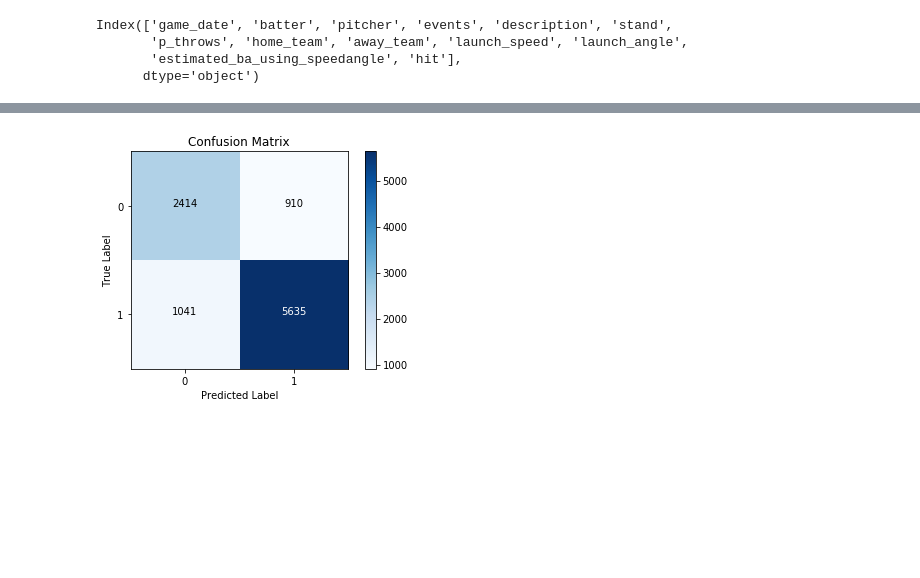
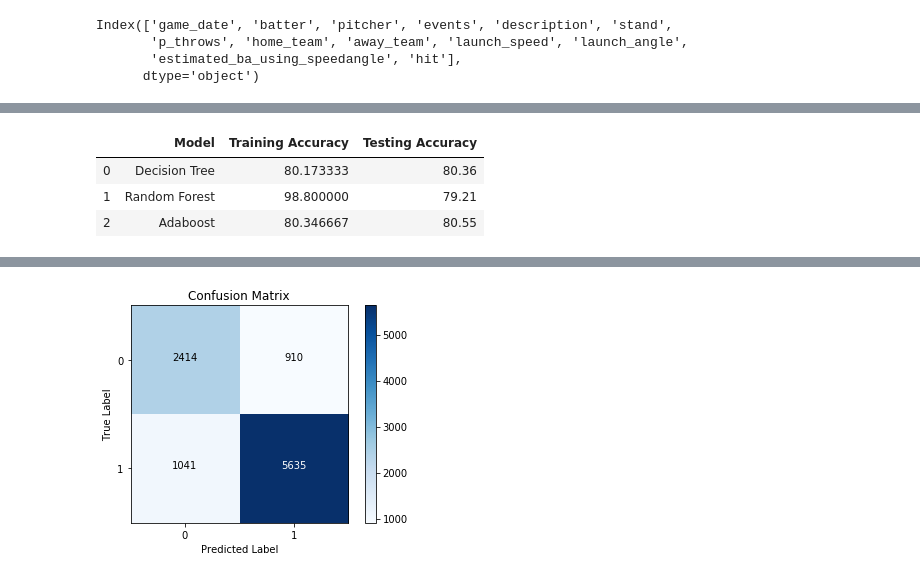
Before and after one commit to lucaskelly49/Beat-the-Streak, a Jupyter notebook: BeatTheStreak.ipynb, the cells around one changed output, grey strips where cells are left out. Saved outputs shown, nothing was run; the diff lists cells and outputs as text; code cells hidden in the pictures; blank space fills up the shorter version.

```diff
--- a/BeatTheStreak.ipynb
+++ b/BeatTheStreak.ipynb
@@ -154,3 +286,12 @@ score_dt = ['Vanilla Decision Tree', dt_train_accuracy, dt_test_accuracy, dt_tes
+# %%
+results = pd.DataFrame(results)
+# %%
+results
+# %% [output]
+|  | Model | Training Accuracy | Testing Accuracy |
+| 0 | Decision Tree | 80.173333 | 80.36 |
+| 1 | Random Forest | 98.800000 | 79.21 |
+| 2 | Adaboost | 80.346667 | 80.55 |
 # %%
 print('Classification Report Vanilla Decision Tree: \n', dt_report)
 print('------------------------------------------------------')
```
Also changed, not shown: parts of 13 cells of this notebook.
